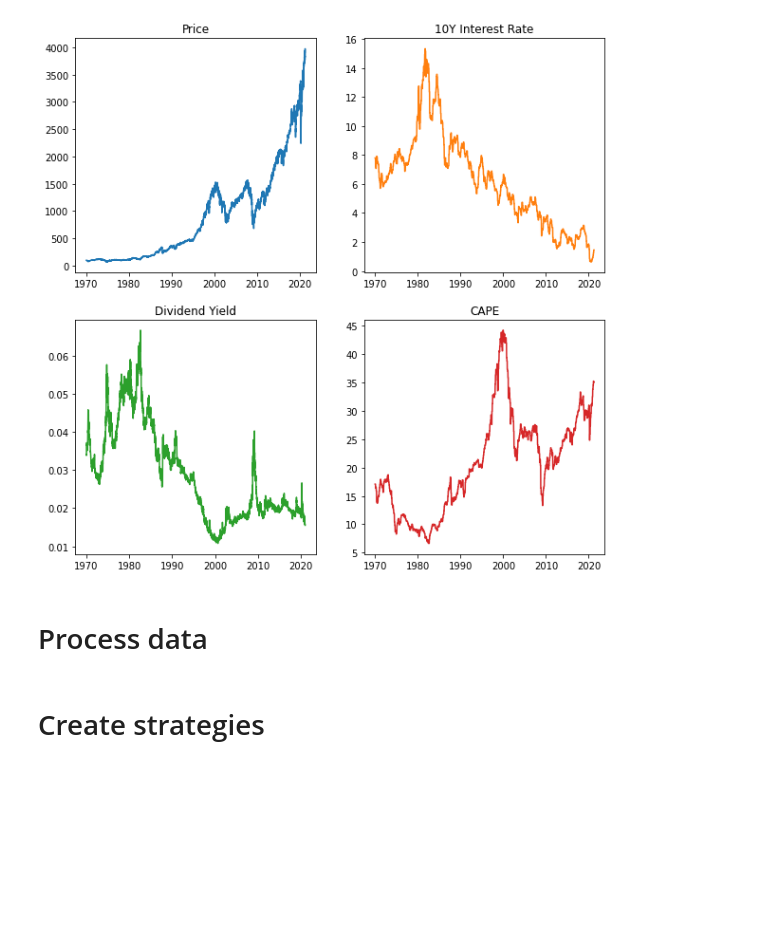
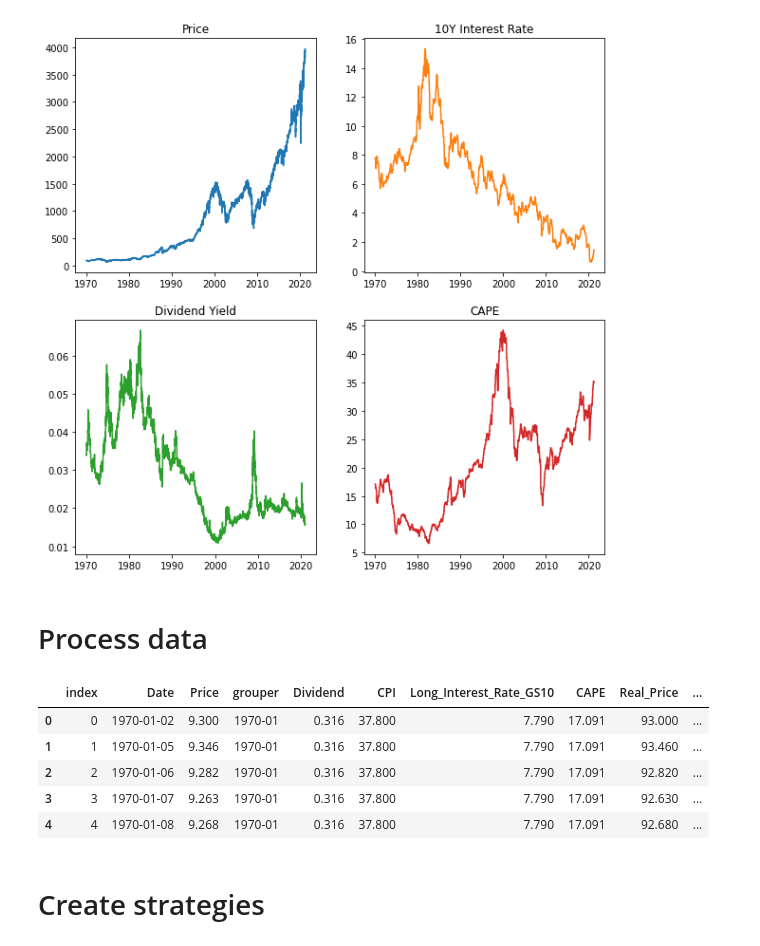
Before and after one commit to eelisgit/backtest, a Jupyter notebook: backtest_sp500.ipynb, the cells around one changed output. Cells and saved outputs as stored; diff of their text form; code cells hidden in the pictures; blank space fills up the shorter version.

```diff
--- a/backtest_sp500.ipynb
+++ b/backtest_sp500.ipynb
@@ -66,6 +68,15 @@ annual_fund_fees = 0.00015   #0.15%
 #Get backtesting data object
 d = Data_Handler(data, starting_amount, start, end, dividend_dates, capital_dates, dividend_tax,
                  capital_tax, capital_annual_yield, annual_fund_fees)
+# %%
+d.df.head()
+# %% [output]
+|  | index | Date | Price | grouper | Dividend | CPI | Long_Interest_Rate_GS10 | CAPE | Real_Price | ... |
+| 0 | 0 | 1970-01-02 | 9.300 | 1970-01 | 0.316 | 37.800 | 7.790 | 17.091 | 93.000 | ... |
+| 1 | 1 | 1970-01-05 | 9.346 | 1970-01 | 0.316 | 37.800 | 7.790 | 17.091 | 93.460 | ... |
+| 2 | 2 | 1970-01-06 | 9.282 | 1970-01 | 0.316 | 37.800 | 7.790 | 17.091 | 92.820 | ... |
+| 3 | 3 | 1970-01-07 | 9.263 | 1970-01 | 0.316 | 37.800 | 7.790 | 17.091 | 92.630 | ... |
+| 4 | 4 | 1970-01-08 | 9.268 | 1970-01 | 0.316 | 37.800 | 7.790 | 17.091 | 92.680 | ... |
 # %% [markdown]
 # Create strategies
 # %%
```
Also changed, not shown: parts of 11 cells of this notebook, 2 other files.
